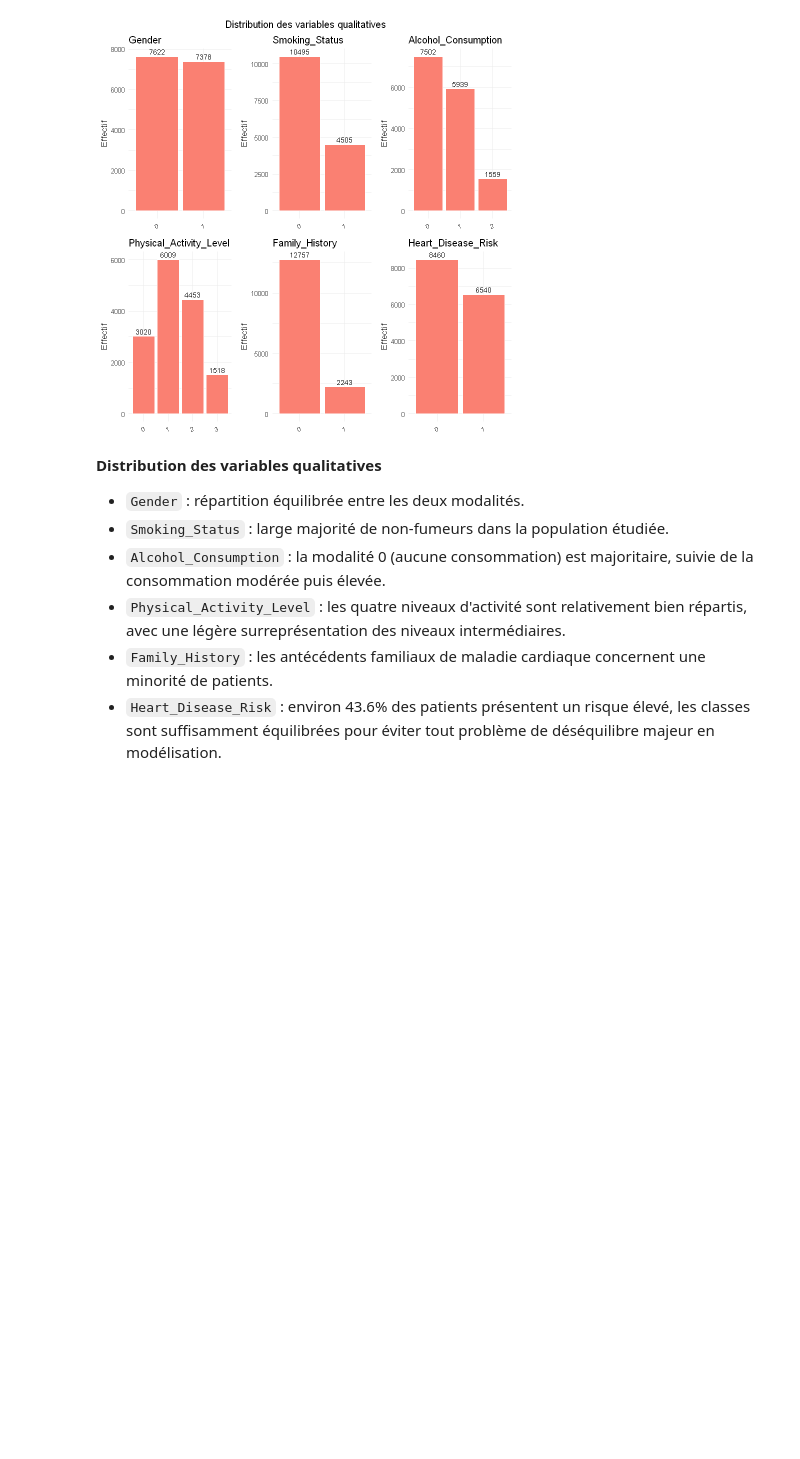
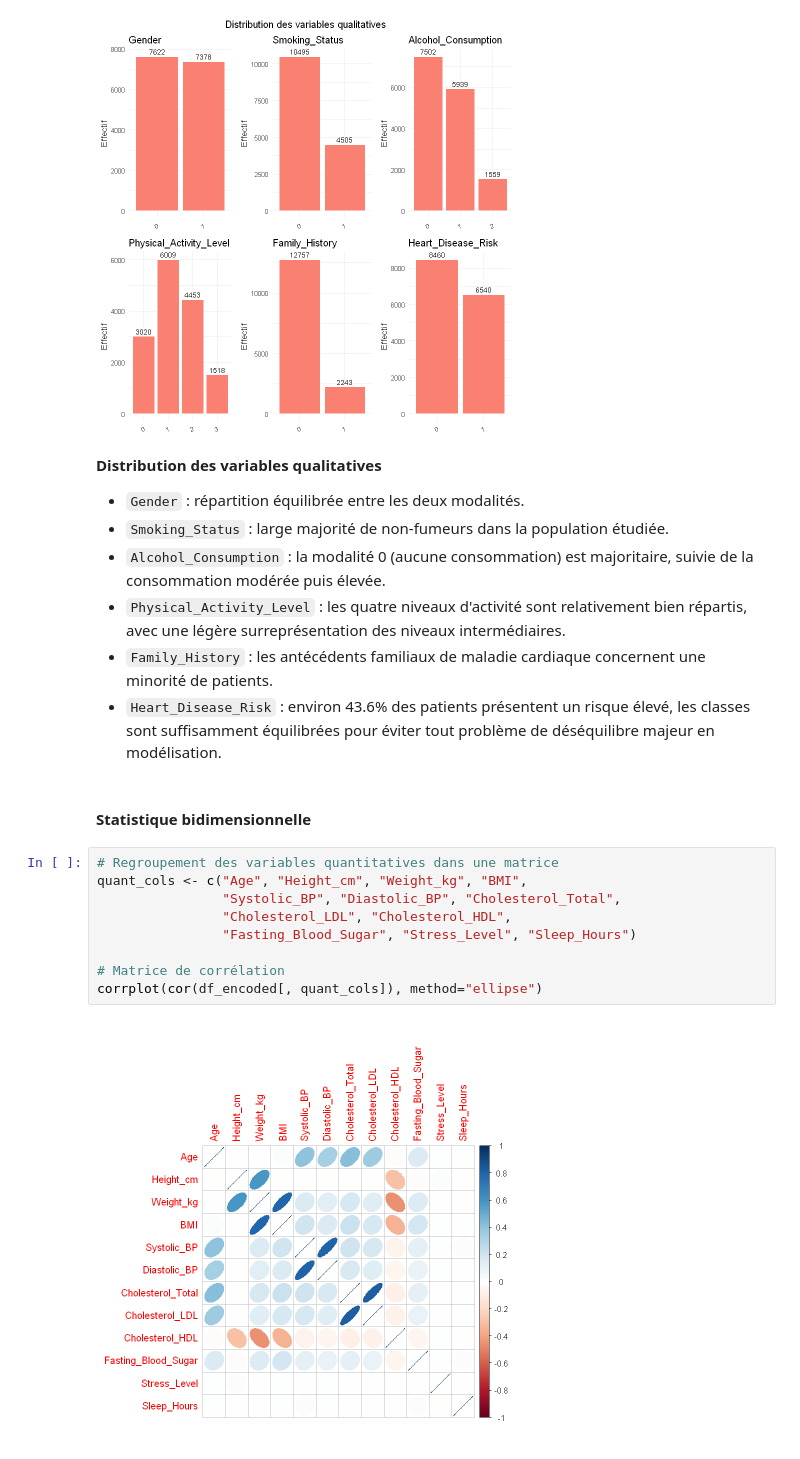
Before and after one commit to AhmedBousbih/Projet-Machine-learning, a Jupyter notebook: Projet ML.ipynb, the cells around one changed output. Saved outputs shown, nothing was run; the diff lists cells and outputs as text; blank space fills up the shorter version.

```diff
--- a/Projet ML.ipynb
+++ b/Projet ML.ipynb
@@ -174,3 +177,16 @@ Warning message:
 - `Physical_Activity_Level` : les quatre niveaux d'activité sont relativement bien répartis, avec une légère surreprésentation des niveaux intermédiaires.
 - `Family_History` : les antécédents familiaux de maladie cardiaque concernent une minorité de patients.
 - `Heart_Disease_Risk` : environ 43.6% des patients présentent un risque élevé, les classes sont suffisamment équilibrées pour éviter tout problème de déséquilibre majeur en modélisation.
+# %% [markdown]
+#### Statistique bidimensionnelle
+# %%
+# Regroupement des variables quantitatives dans une matrice
+quant_cols <- c("Age", "Height_cm", "Weight_kg", "BMI",
+                "Systolic_BP", "Diastolic_BP", "Cholesterol_Total",
+                "Cholesterol_LDL", "Cholesterol_HDL",
+                "Fasting_Blood_Sugar", "Stress_Level", "Sleep_Hours")
+
+# Matrice de corrélation
+corrplot(cor(df_encoded[, quant_cols]), method="ellipse")
+# %% [output]
+[figure, added]
```
Also changed, not shown: parts of 3 cells of this notebook.
